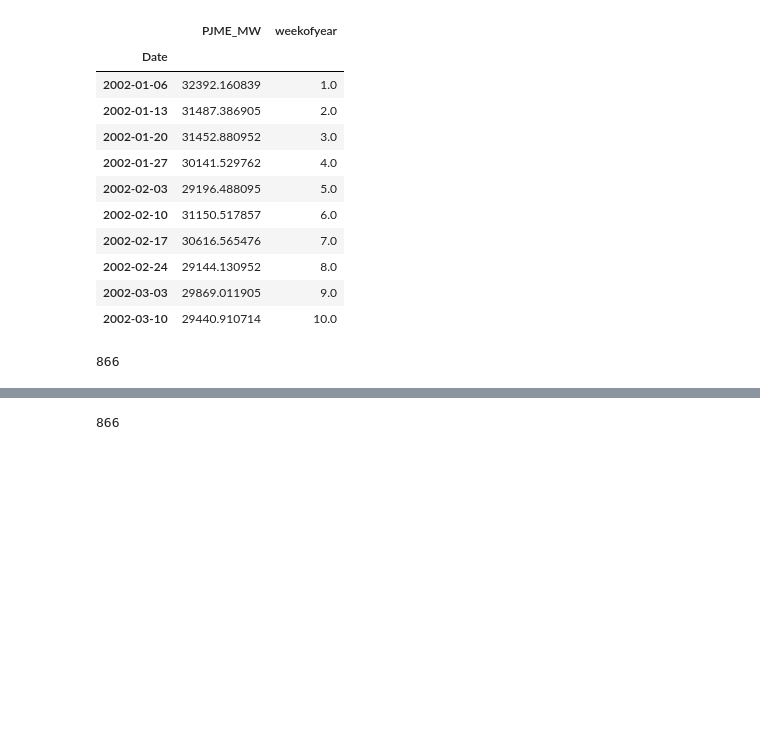
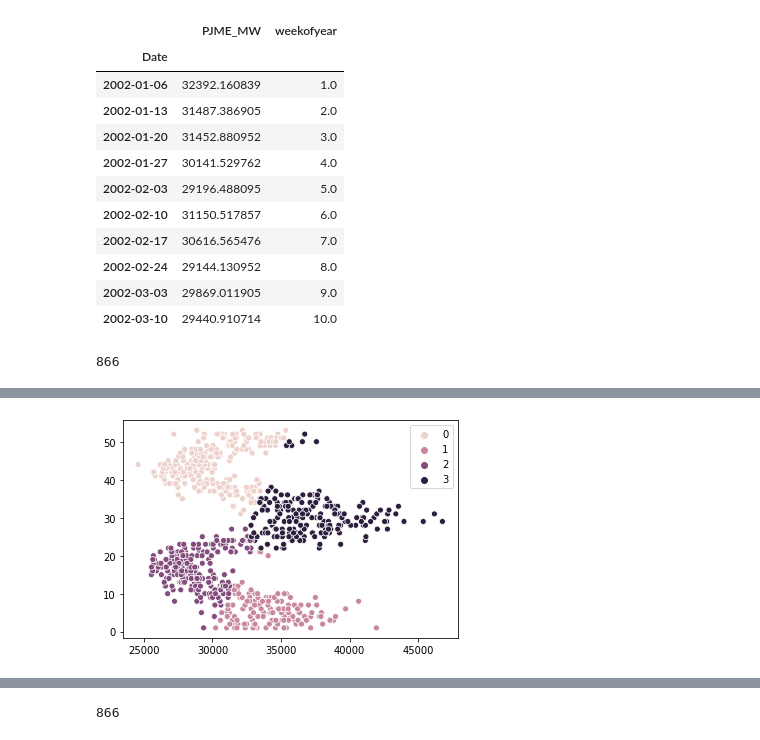
Before and after one commit to gulchitai/machine_learning, a Jupyter notebook: Lesson4/Lesson4.ipynb, the cells around one changed output, grey strips where cells are left out. Cells and saved outputs as stored; diff of their text form; code cells hidden in the pictures; blank space fills up the shorter version.

```diff
--- a/Lesson4/Lesson4.ipynb
+++ b/Lesson4/Lesson4.ipynb
@@ -185,0 +75,7 @@ AIC:{} 12733.727103621888
+# %%
+model = KMeans(n_clusters=4, random_state=100)
+scaler = StandardScaler()
+# %%
+X = data_w.values
+X_scaled = scaler.fit_transform(X)
+X_scaled
@@ -185,0 +90,3 @@ AIC:{} 12733.727103621888
+# %%
+train_labels = model.fit_predict(X_scaled)
+print(train_labels)
@@ -185,0 +111,5 @@ AIC:{} 12733.727103621888
+# %%
+sns.scatterplot(X[:,0],X[:,1], hue=train_labels)
+plt.show()
+# %% [output]
+[figure, added]
```
Also changed, not shown: parts of 47 cells of this notebook.
